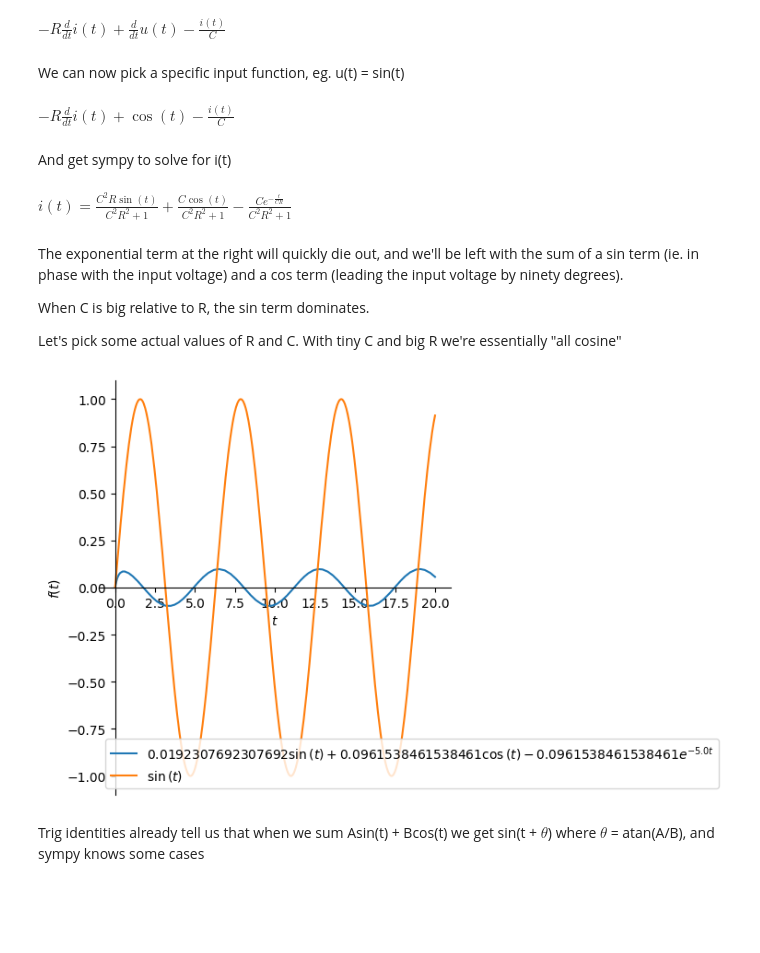
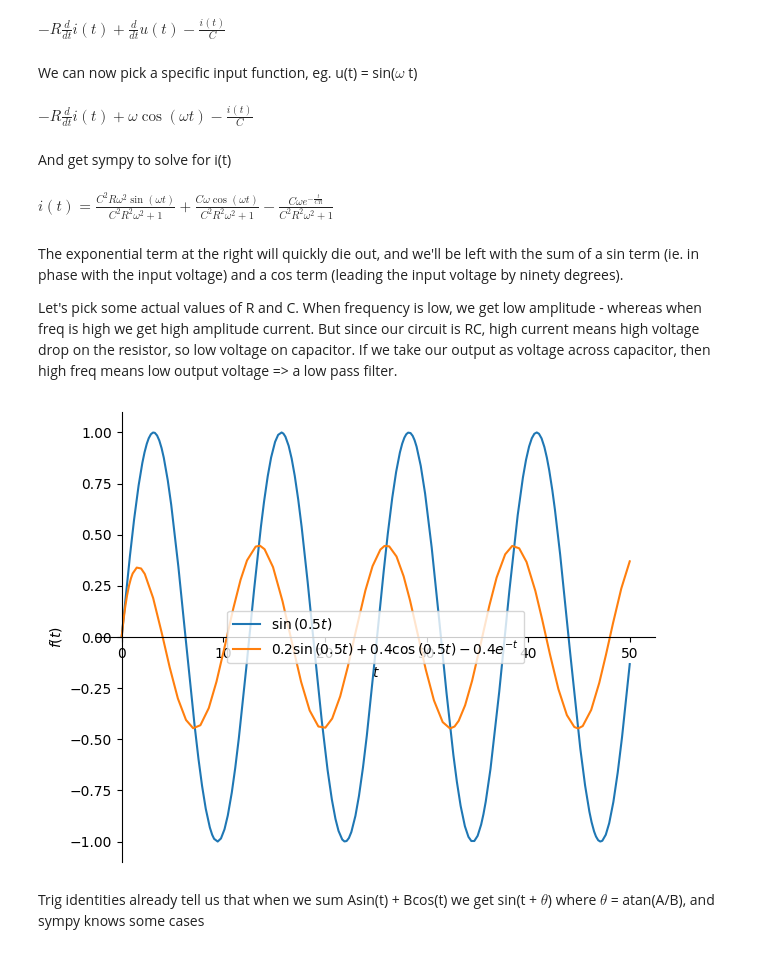
Before and after one commit to andrewbirkett/sympy, a Jupyter notebook: RC-analysis.ipynb, the cells around one changed output. Saved outputs shown, nothing was run; the diff lists cells and outputs as text; code cells hidden in the pictures; blank space fills up the shorter version.

Commit message:
Update RC analysis to include frequency

```diff
--- a/RC-analysis.ipynb
+++ b/RC-analysis.ipynb
@@ -22,33 +23,33 @@ ode
 # %% [output]
 $\displaystyle - R \frac{d}{d t} i{\left(t \right)} + \frac{d}{d t} u{\left(t \right)} - \frac{i{\left(t \right)}}{C}$
 # %% [markdown]
-We can now pick a specific input function, eg. u(t) = sin(t)
+We can now pick a specific input function, eg. u(t) = sin($\omega$ t)
 # %%
-odeSin = ode.subs({u(t): sin(t)}).simplify()
+odeSin = ode.subs({u(t): sin(omega*t)}).simplify()
 odeSin
 # %% [output]
-$\displaystyle - R \frac{d}{d t} i{\left(t \right)} + \cos{\left(t \right)} - \frac{i{\left(t \right)}}{C}$
+$\displaystyle - R \frac{d}{d t} i{\left(t \right)} + \omega \cos{\left(\omega t \right)} - \frac{i{\left(t \right)}}{C}$
 # %% [markdown]
 And get sympy to solve for i(t)
 # %%
 answer = dsolve(odeSin, ics={i(0):0})
 answer
 # %% [output]
-$\displaystyle i{\left(t \right)} = \frac{C^{2} R \sin{\left(t \right)}}{C^{2} R^{2} + 1} + \frac{C \cos{\left(t \right)}}{C^{2} R^{2} + 1} - \frac{C e^{- \frac{t}{C R}}}{C^{2} R^{2} + 1}$
+$\displaystyle i{\left(t \right)} = \frac{C^{2} R \omega^{2} \sin{\left(\omega t \right)}}{C^{2} R^{2} \omega^{2} + 1} + \frac{C \omega \cos{\left(\omega t \right)}}{C^{2} R^{2} \omega^{2} + 1} - \frac{C \omega e^{- \frac{t}{C R}}}{C^{2} R^{2} \omega^{2} + 1}$
 # %% [markdown]
 The exponential term at the right will quickly die out, and we'll be left with the sum of a sin term (ie. in phase with the input voltage) and a cos term (leading the input voltage by ninety degrees).
 
-When C is big relative to R, the sin term dominates.
-
-Let's pick some actual values of R and C.  With tiny C and big R we're essentially "all cosine"
+Let's pick some actual values of R and C.  When frequency is low, we get low amplitude - whereas when freq is high we get high amplitude current.  But since our circuit is RC, high current means high voltage drop on the resistor, so low voltage on capacitor.  If we take our output as voltage across capacitor, then high freq means low output voltage => a low pass filter.
 # %%
-actuals = answer.subs({C:0.1, R:2}).simplify()
-p1 = plot(actuals.rhs, (t, 0, 20), show=False, legend=True)
-p2 = plot(sin(t), (t, 0, 20), show=False)
+o = 0.5
+actuals = answer.subs({C:1, R:1, omega:o}).simplify()
+p1 = plot(sin(o*t), (t, 0, 50), show=False, legend=True)
+p2 = plot(actuals.rhs.subs(omega,o), (t, 0, 50), show=False)
+
 p1.append(p2[0])
 p1.show()
 # %% [output]
-[figure, old version]
+[figure, new version]
 # %% [markdown]
 Trig identities already tell us that when we sum Asin(t) + Bcos(t) we get sin(t + $\theta$) where $\theta$ = atan(A/B), and sympy knows some cases
 # %%
```
Also changed, not shown: parts of 1 cell of this notebook.
